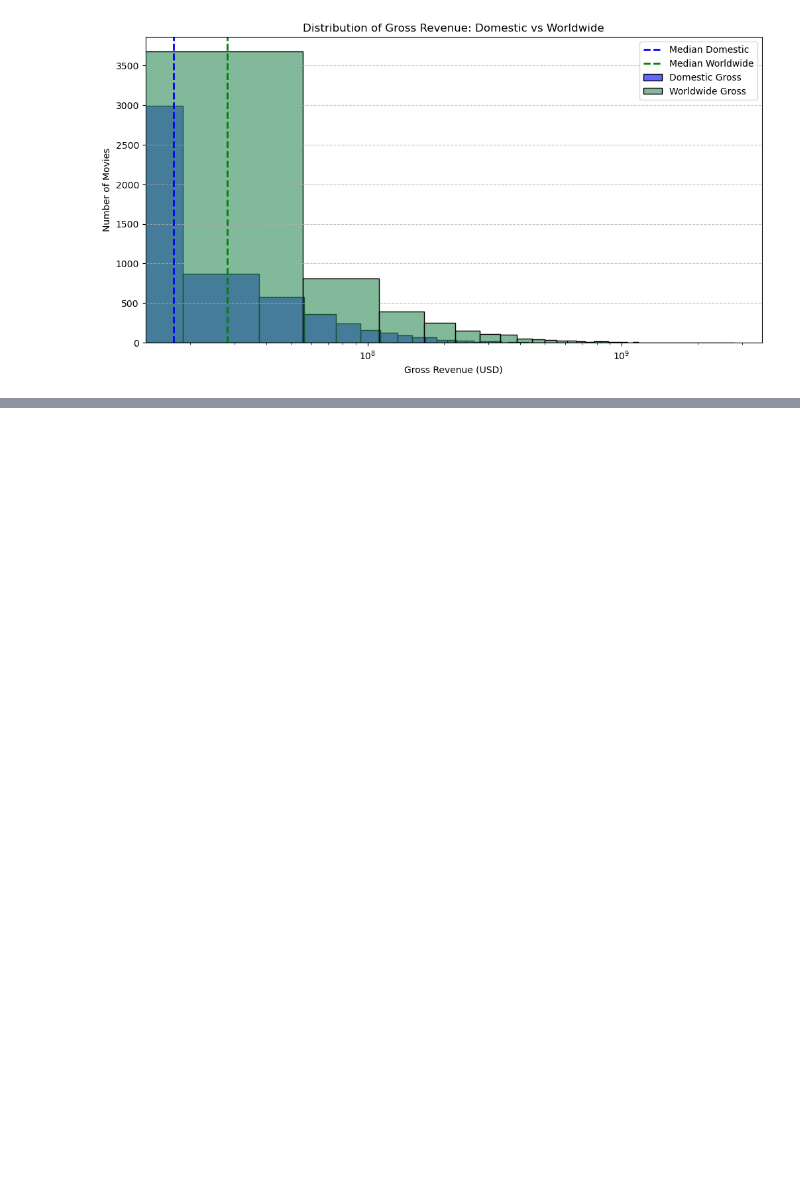
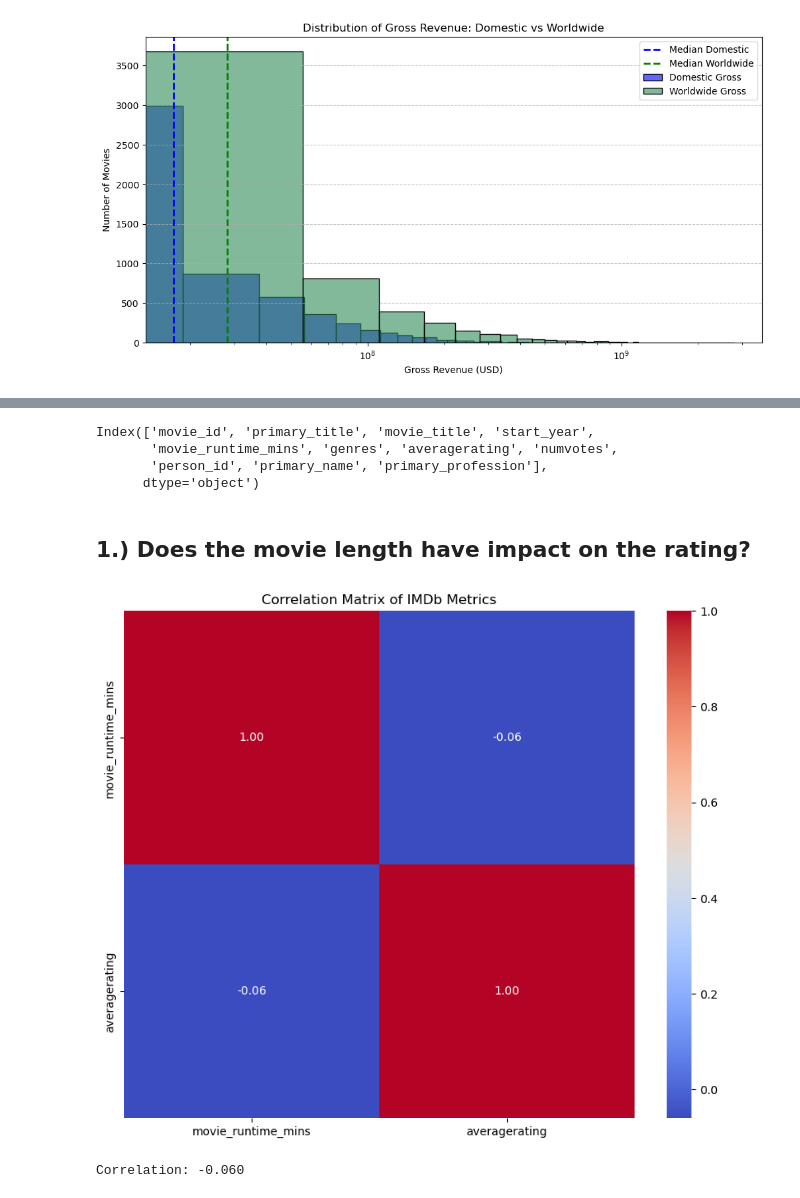
Before and after one commit to Arasirwa/stunning-computing-machine, a Jupyter notebook: notebooks/movie_analysis.ipynb, the cells around one changed output, grey strips where cells are left out. Cells and saved outputs as stored; diff of their text form; code cells hidden in the pictures; blank space fills up the shorter version.

```diff
--- a/notebooks/movie_analysis.ipynb
+++ b/notebooks/movie_analysis.ipynb
@@ -1305,0 +1328,23 @@ This makes sense when we consider:
+# %%
+imdb_full.columns
+# %% [output]
+Index(['movie_id', 'primary_title', 'movie_title', 'start_year',
+       'movie_runtime_mins', 'genres', 'averagerating', 'numvotes',
+       'person_id', 'primary_name', 'primary_profession'],
+      dtype='object')
+# %% [markdown]
+## 1.) Does the movie length have impact on the rating?
+# %%
+cols = imdb_full[['movie_runtime_mins', 'averagerating']]
+
+corr_matrix = cols.corr()
+
+plt.figure(figsize=(10, 8))
+sns.heatmap(corr_matrix, annot=True, cmap='coolwarm', fmt=".2f")
+plt.title('Correlation Matrix of IMDb Metrics')
+plt.show()
+correlation = cols.corr().iloc[0, 1]
+print(f"Correlation: {correlation:.3f}")
+# %% [output]
+[figure, added]
+Correlation: -0.060
```
Also changed, not shown: parts of 34 cells of this notebook.
